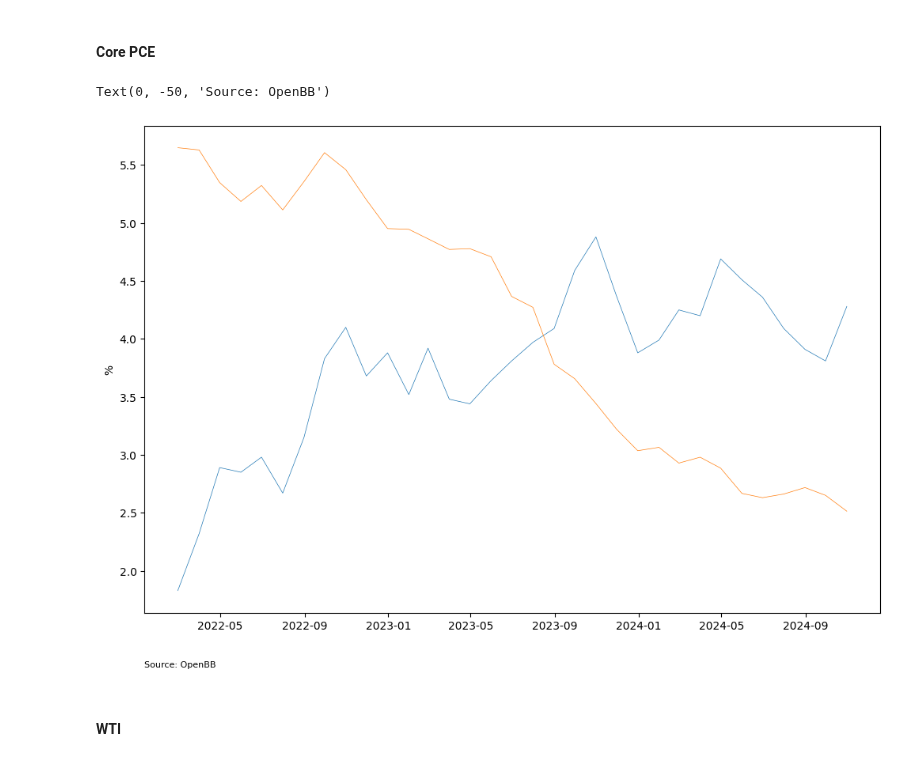
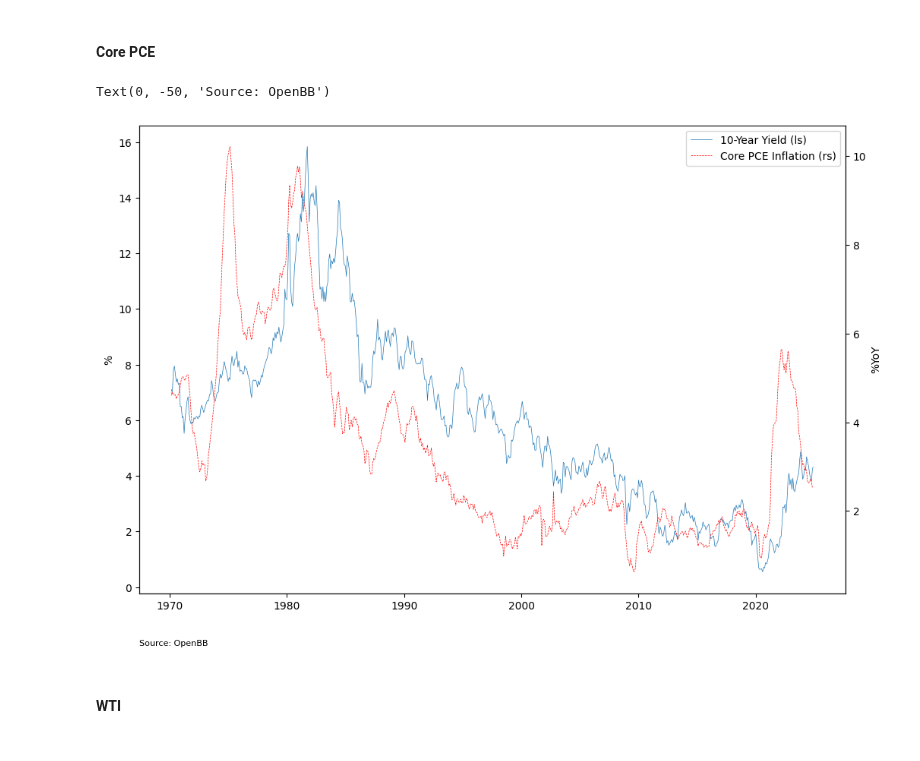
Before and after one commit to PatrickHLewis/Macro-Dashboard, a Jupyter notebook: Macro_Dashboard/Asset_Classes/Rates/Rates.ipynb, the cells around one changed output. Cells and saved outputs as stored; diff of their text form; code cells hidden in the pictures.

```diff
--- a/Macro_Dashboard/Asset_Classes/Rates/Rates.ipynb
+++ b/Macro_Dashboard/Asset_Classes/Rates/Rates.ipynb
@@ -58,7 +55,9 @@ start_date = "1950-10-01"
 country = "united_states"
 
 symbols_d = ['DGS1', 'DGS2', 'DGS3','DGS5','DGS7','DGS10','DGS20','DGS30',
-             'DFII5', 'DFII7', 'DFII10', 'DFII20', 'DFII30',
+             'DFII5', 'DFII7', 'DFII10', 'DFII20', 'DFII30','EXPINF1YR',
+             'EXPINF2YR',	'EXPINF3YR',	'EXPINF5YR',
+           'EXPINF7YR',	'EXPINF10YR',	'EXPINF30YR',
              'THREEFYTP1', 'THREEFYTP2', 'THREEFYTP3','THREEFYTP5',
              'THREEFYTP7','THREEFYTP10',
              'T5YIE5', 'T7YIE', 'T10YIE', 'T20YIE','T30YIE',
@@ -70,8 +69,7 @@ symbols_m = ['MTSDS133FMS','CEFDFSA066MSFRBPHI', 'CEFDISA066MSFRBNY', 'FCEXPSAMF
              'FRBATLWGT3MMAUMHWGO', 'FRBATLWGTUMHWGO', 'FRBKCLMCILA', 'PCEPILFE']
 symbols_q = ['GDP', 'GDPC1', 'USAGFCFQDSNAQ', 'NFIRSAXDCUSQ', 'USAPFCEQDSNAQ', 'DRTSCILM', 'BCNSDODNS',
              'COFC', 'TDSP', 'DPI',
-             'NETEXC', 'GFDEGDQ188S', 'GDPNOW']
-symbols_a = ['USAGGXONLBGDP','FYFSGDA188S']
+             'NETEXC', 'GFDEGDQ188S', 'GDPNOW','GDPPOT']
 
 freqs = ['w', 'm', 'q', 'a']
 
@@ -81,4 +79,3 @@ econ_data_wf = obb.economy.fred_series(symbol=symbols_wf, start_date=start_date,
 econ_data_ws = obb.economy.fred_series(symbol=symbols_ws, start_date=start_date, provider= 'fred').to_df()
 econ_data_m = obb.economy.fred_series(symbol=symbols_m, start_date=start_date, provider= 'fred').to_df()
 econ_data_q = obb.economy.fred_series(symbol=symbols_q, start_date=start_date, provider= 'fred').to_df()
-econ_data_a = obb.economy.fred_series(symbol=symbols_a, start_date=start_date, provider= 'fred').to_df()
@@ -87,5 +82,5 @@ OpenBBError: Results not found.
 # %%
-for i in [econ_data_d, econ_data_ww, econ_data_wf, econ_data_ws, econ_data_m, econ_data_q, econ_data_a]:
+for i in [econ_data_d, econ_data_ww, econ_data_wf, econ_data_ws, econ_data_m, econ_data_q]:
     i.index = pd.to_datetime(i.index)
 
 econ_data_m.index = econ_data_m.index + pd.offsets.MonthEnd()
@@ -122,6 +117,8 @@ def stochastic_oscillator(df, k_period=14, d_period=3, column='Close'):
     df = df.drop(columns=['Low_Min', 'High_Max'])
 
     return df[['%K', '%D']]
+# %%
+econ_data_d = econ_data_d.interpolate(method='linear')
 # %%
 ty_d = econ_data_d[['DGS1', 'DGS2', 'DGS3','DGS5','DGS7','DGS10','DGS20','DGS30', 'T10Y2Y']]
 ty_m = ty_d.resample(rule='M').last()
@@ -367,24 +372,25 @@ Text(0, -50, 'Source: OpenBB')
 # %% [markdown]
 #### Core PCE
 # %%
-chart_start = "2022-02"
+chart_start = "1970-02"
 
 y1 = ty_m['DGS10'].loc[chart_start:]
 y2 = 100*econ_data_m['PCEPILFE'].pct_change(12).loc[chart_start:]
 
 fig, ax = plt.subplots(figsize=(12,8))
-ax.plot(y1, label="10-Year Yield", linewidth=0.5)
-ax.plot(y2, label="Core PCE Inflation", linewidth=0.5)
+ax1 = ax.twinx()
+ax.plot(y1, label="10-Year Yield (ls)", linewidth=0.5)
+ax1.plot(y2, label="Core PCE Inflation (rs)", color='red', linestyle='--', linewidth=0.5)
 ax.set_ylabel(ylabel="%")
 lines, labels = ax.get_legend_handles_labels()
 lines2, labels2 = ax1.get_legend_handles_labels()
-ax1.legend(lines + lines2, labels + labels2)
-#ax.xaxis.set_major_locator(matplotlib.dates.YearLocator())
+ax.legend(lines + lines2, labels + labels2)
+ax1.set_ylabel(ylabel="%YoY")
 plt.annotate('Source: OpenBB', xy=(0, -50), xycoords='axes points', color='black', fontsize=8)
 #fig.autofmt_xdate()
 # %% [output]
 Text(0, -50, 'Source: OpenBB')
-[figure, old version]
+[figure, new version]
 # %% [markdown]
 #### WTI
 # %%
```
Also changed, not shown: parts of 21 cells of this notebook, 9 other files.
